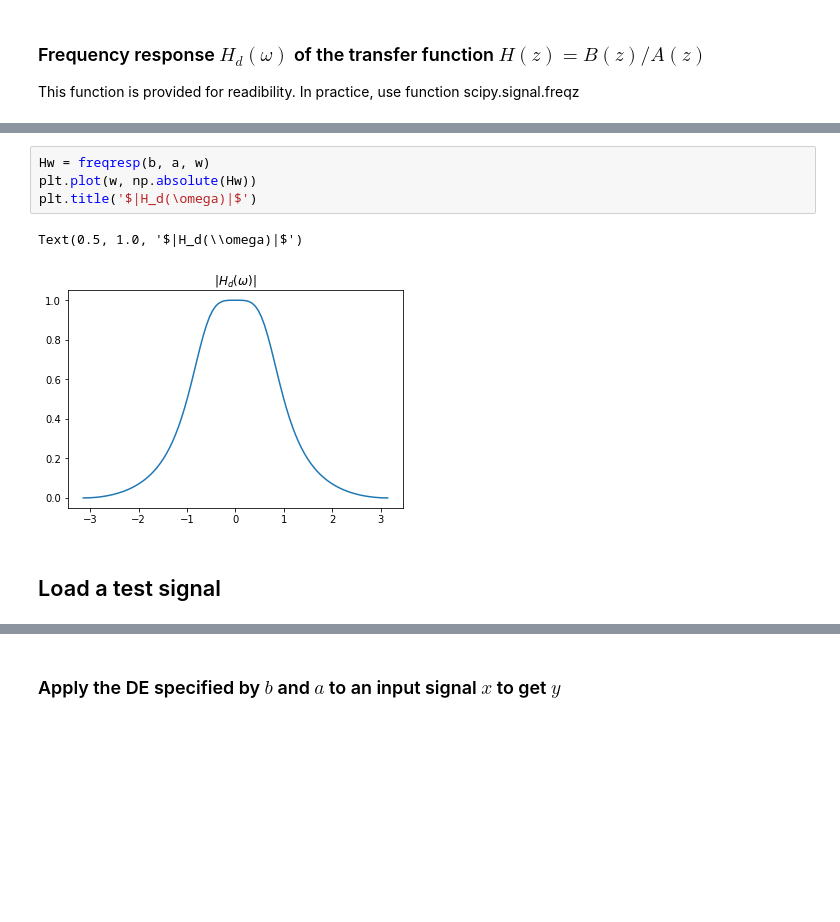
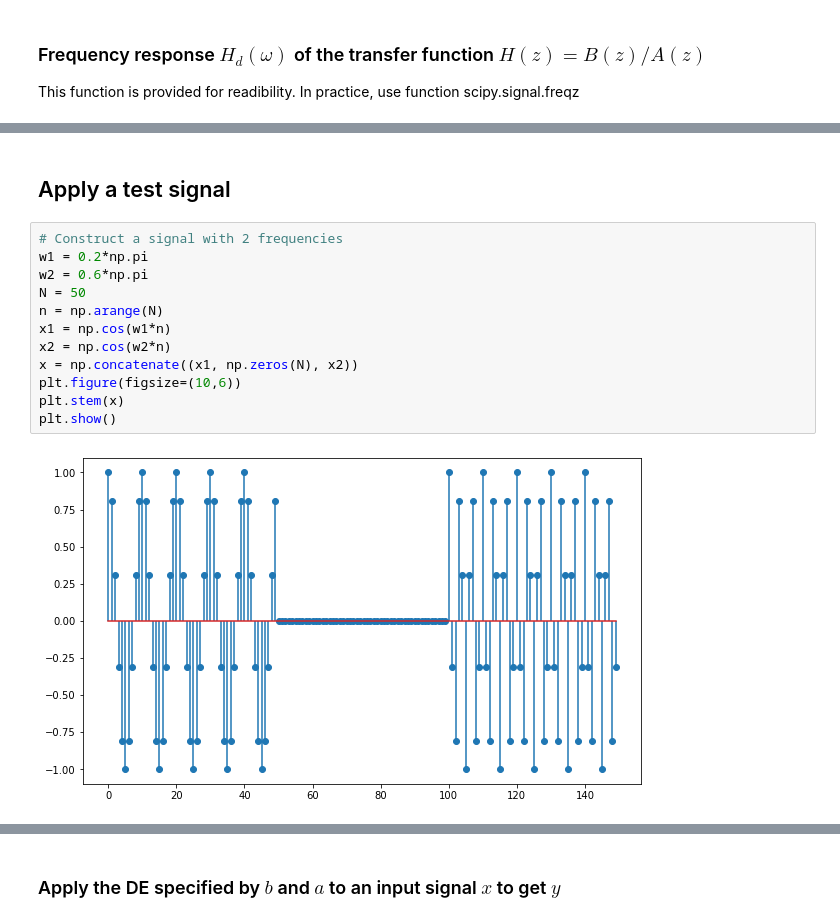
Before and after one commit to hthieu166/ece310-demos, a Jupyter notebook: demo_filtering.ipynb, the cells around one changed output, grey strips where cells are left out. Drawn from its saved outputs; the diff is of its cells as text; blank space fills up the shorter version.

```diff
--- a/demo_filtering.ipynb
+++ b/demo_filtering.ipynb
@@ -76,9 +100,16 @@ w = np.linspace(-np.pi, np.pi, 100)   # $\omega$ values between -pi to +pi
-# %%
-Hw = freqresp(b, a, w)
-plt.plot(w, np.absolute(Hw))
-plt.title('$|H_d(\omega)|$')
-# %% [output]
-Text(0.5, 1.0, '$|H_d(\\omega)|$')
-[figure, removed]
 # %% [markdown]
-## Load a test signal
+## Apply a test signal
+# %%
+# Construct a signal with 2 frequencies
+w1 = 0.2*np.pi
+w2 = 0.6*np.pi
+N = 50
+n = np.arange(N)
+x1 = np.cos(w1*n)
+x2 = np.cos(w2*n)
+x = np.concatenate((x1, np.zeros(N), x2))
+plt.figure(figsize=(10,6))
+plt.stem(x)
+plt.show()
+# %% [output]
+[figure, added]
```
Also changed, not shown: parts of 20 cells of this notebook.
